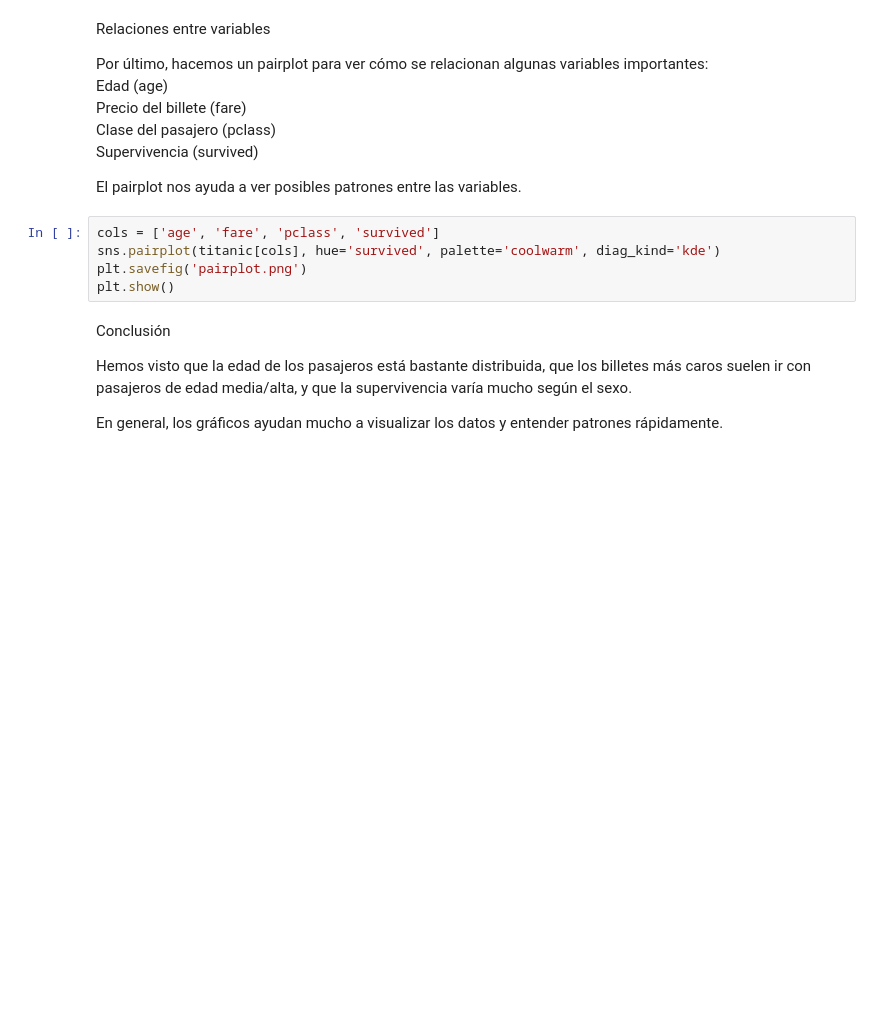
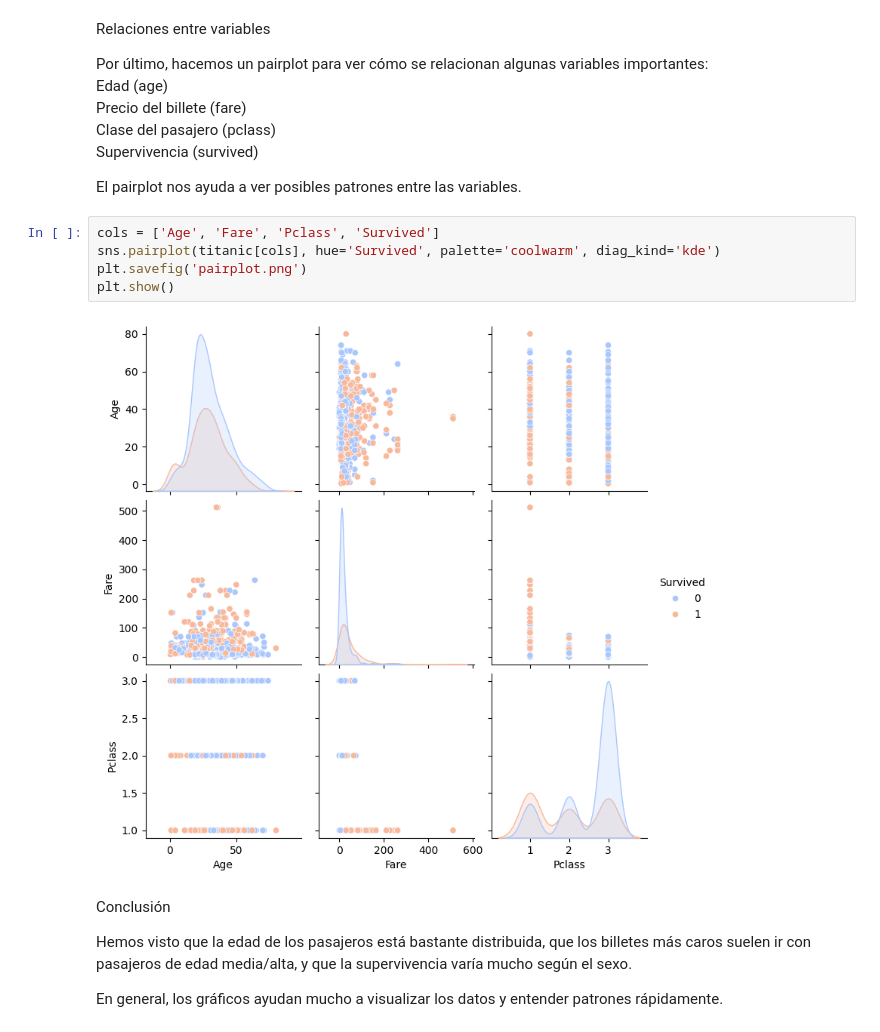
Before and after one commit to AwAGratis/DAW2, a Jupyter notebook: inteligencia_artificial/RA4/seaborn_RieraGuillem/titanic.ipynb, the cells around one changed output. Cells and saved outputs as stored; diff of their text form; blank space fills up the shorter version.

```diff
--- a/inteligencia_artificial/RA4/seaborn_RieraGuillem/titanic.ipynb
+++ b/inteligencia_artificial/RA4/seaborn_RieraGuillem/titanic.ipynb
@@ -68,10 +82,12 @@ Supervivencia (survived)
 
 El pairplot nos ayuda a ver posibles patrones entre las variables.
 # %%
-cols = ['age', 'fare', 'pclass', 'survived']
-sns.pairplot(titanic[cols], hue='survived', palette='coolwarm', diag_kind='kde')
+cols = ['Age', 'Fare', 'Pclass', 'Survived']
+sns.pairplot(titanic[cols], hue='Survived', palette='coolwarm', diag_kind='kde')
 plt.savefig('pairplot.png')
 plt.show()
+# %% [output]
+[figure, added]
 # %% [markdown]
 Conclusión
 
```
Also changed, not shown: parts of 4 cells of this notebook, 4 other files.
